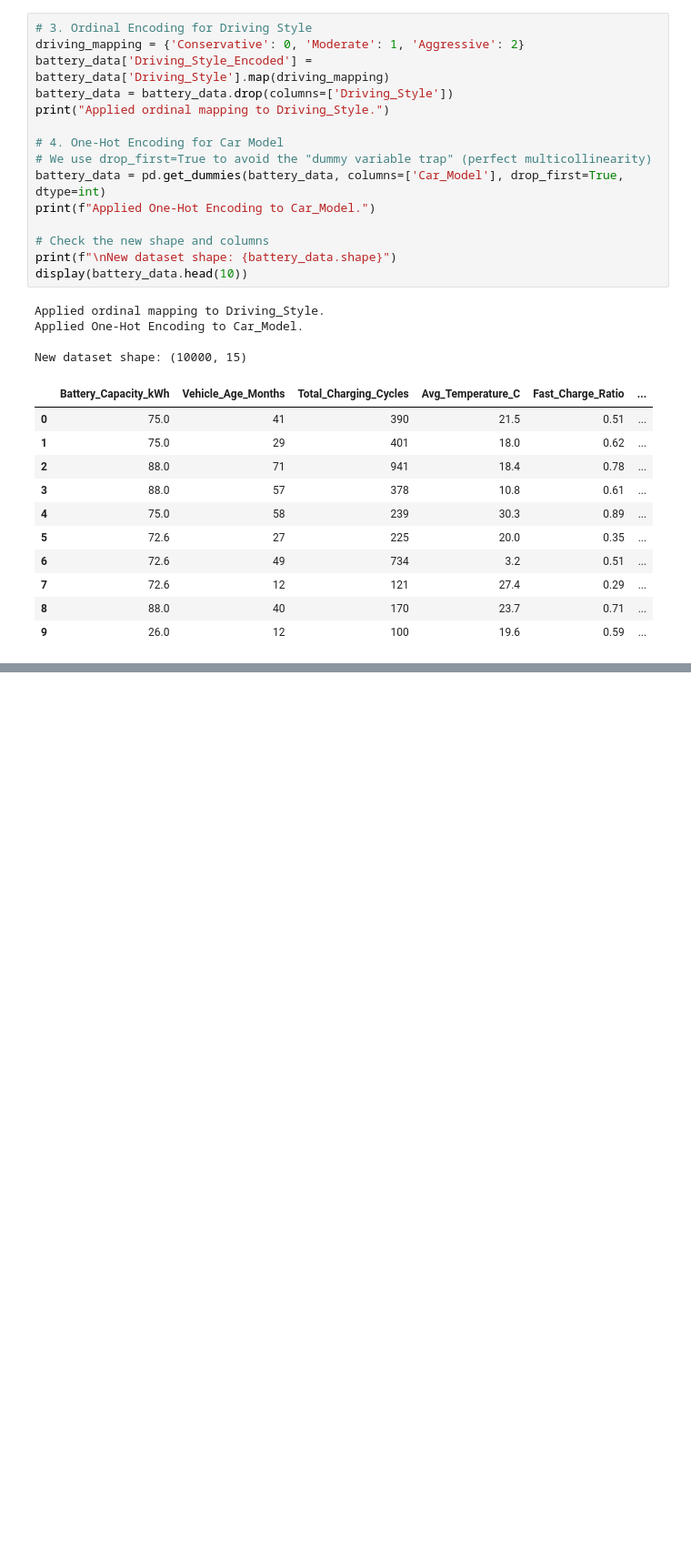
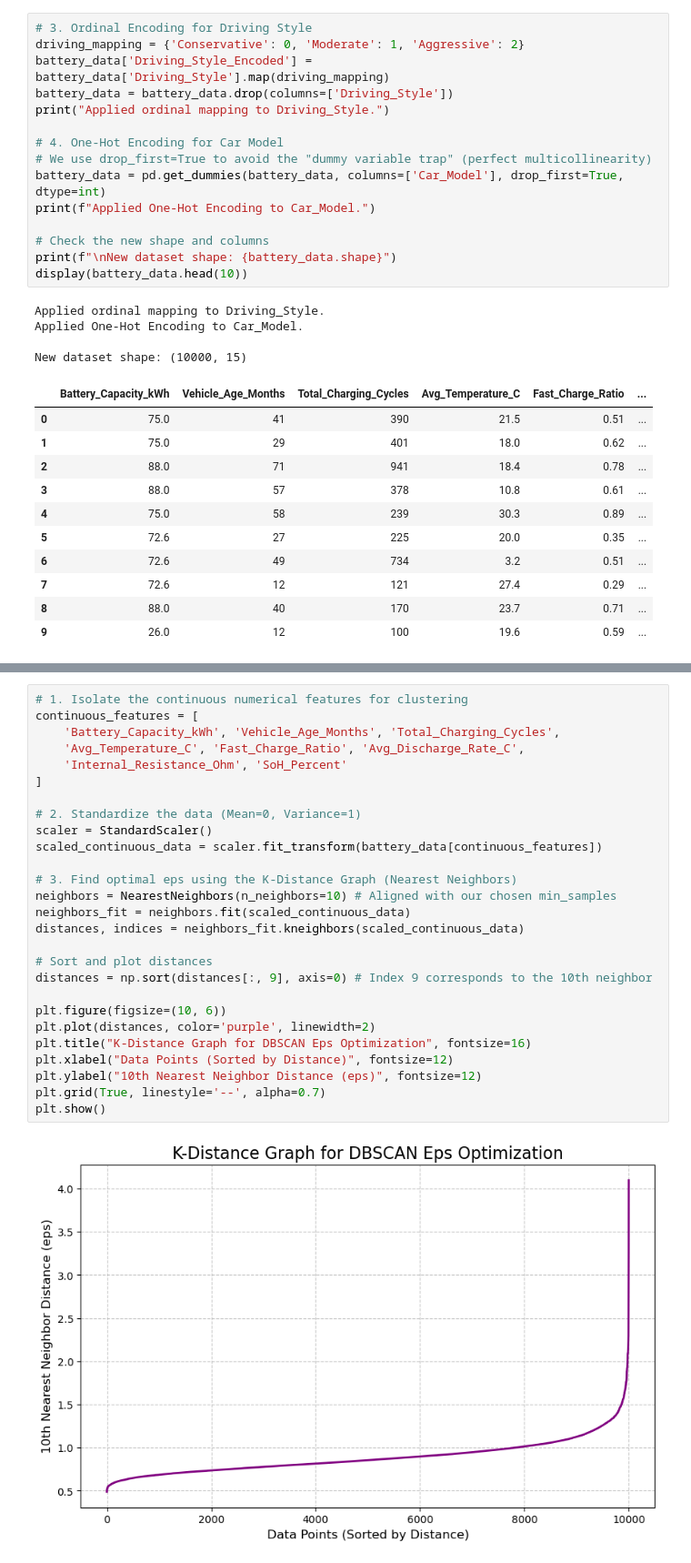
Before and after one commit to Ivan-Pelovski/Machine-Learning, a Jupyter notebook: ev-battery-degradation-modeling.ipynb, the cells around one changed output, grey strips where cells are left out. Shown at 91% size. Cells and saved outputs as stored; diff of their text form; blank space fills up the shorter version.

Commit message:
Update ev-battery-degradation-modeling.ipynb
Complete unsupervised learning and anomaly detection

```diff
--- a/ev-battery-degradation-modeling.ipynb
+++ b/ev-battery-degradation-modeling.ipynb
@@ -161,0 +173,29 @@ New dataset shape: (10000, 15)
+# %%
+# 1. Isolate the continuous numerical features for clustering
+continuous_features = [
+    'Battery_Capacity_kWh', 'Vehicle_Age_Months', 'Total_Charging_Cycles',
+    'Avg_Temperature_C', 'Fast_Charge_Ratio', 'Avg_Discharge_Rate_C',
+    'Internal_Resistance_Ohm', 'SoH_Percent'
+]
+
+# 2. Standardize the data (Mean=0, Variance=1)
+scaler = StandardScaler()
+scaled_continuous_data = scaler.fit_transform(battery_data[continuous_features])
+
+# 3. Find optimal eps using the K-Distance Graph (Nearest Neighbors)
+neighbors = NearestNeighbors(n_neighbors=10) # Aligned with our chosen min_samples
+neighbors_fit = neighbors.fit(scaled_continuous_data)
+distances, indices = neighbors_fit.kneighbors(scaled_continuous_data)
+
+# Sort and plot distances
+distances = np.sort(distances[:, 9], axis=0) # Index 9 corresponds to the 10th neighbor
+
+plt.figure(figsize=(10, 6))
+plt.plot(distances, color='purple', linewidth=2)
+plt.title("K-Distance Graph for DBSCAN Eps Optimization", fontsize=16)
+plt.xlabel("Data Points (Sorted by Distance)", fontsize=12)
+plt.ylabel("10th Nearest Neighbor Distance (eps)", fontsize=12)
+plt.grid(True, linestyle='--', alpha=0.7)
+plt.show()
+# %% [output]
+[figure, added]
```
Also changed, not shown: parts of 5 cells of this notebook.
